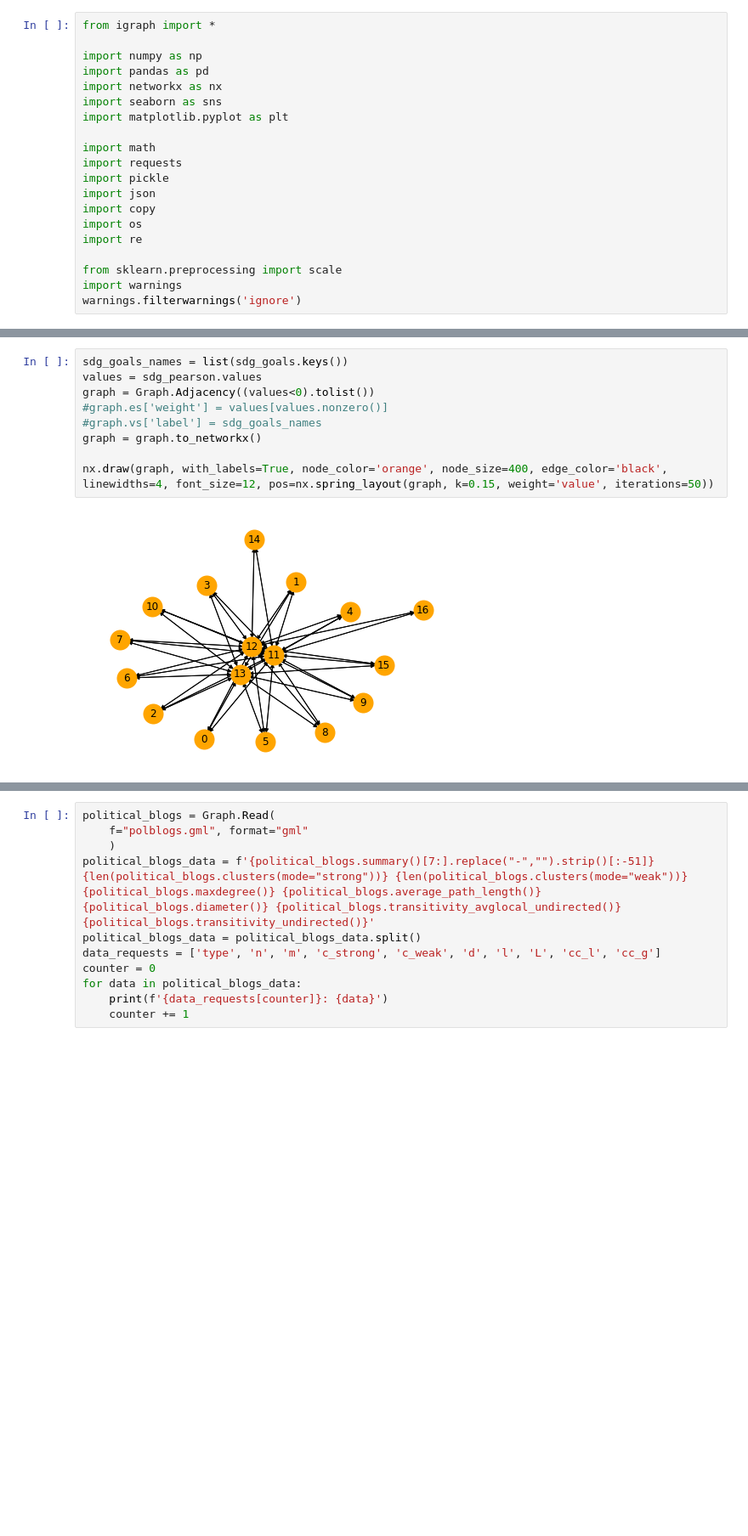
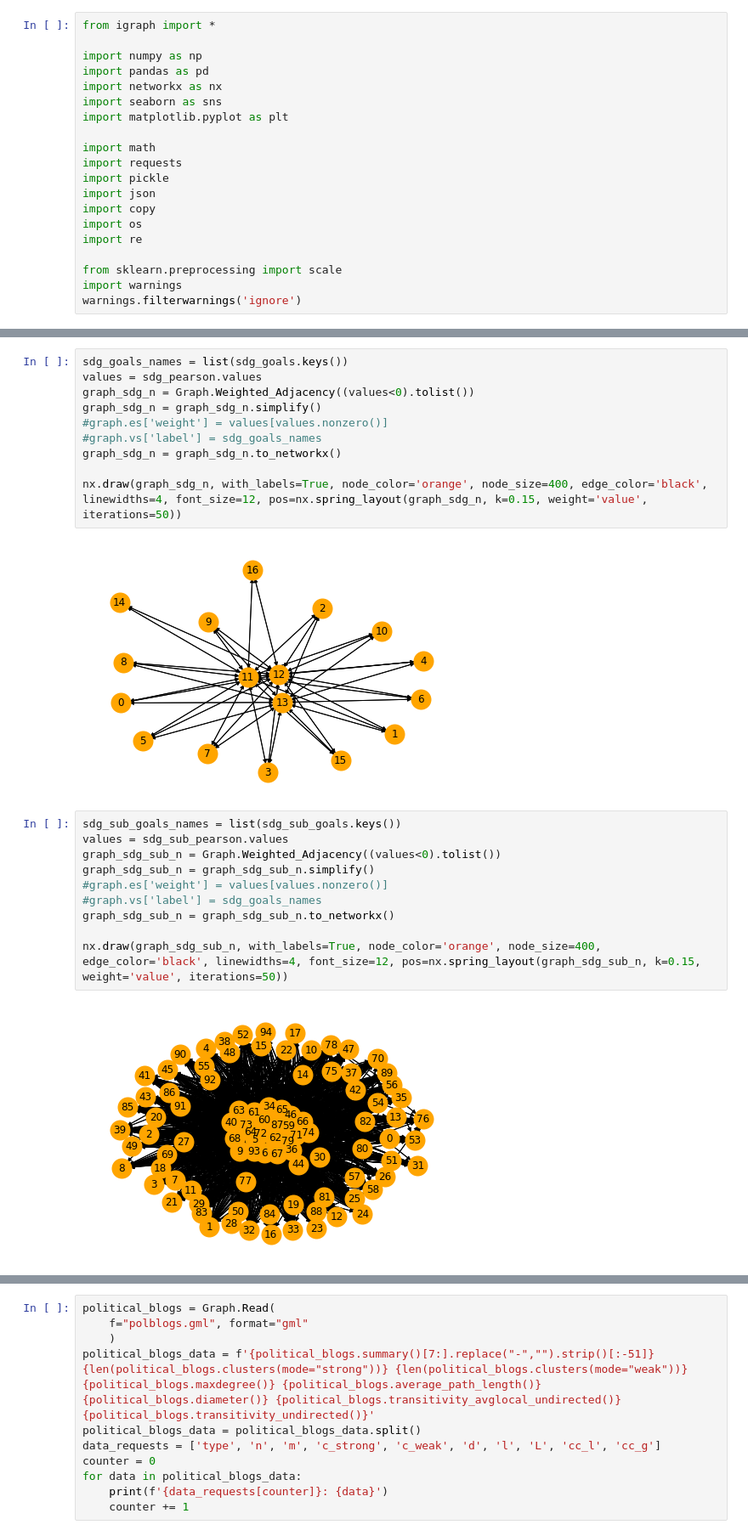
Before and after one commit to ericssimpson/sustainable-development-modeling, a Jupyter notebook: sdg_analysis.ipynb, the cells around one changed output, grey strips where cells are left out. Shown at 85% size. Saved outputs shown, nothing was run; the diff lists cells and outputs as text; blank space fills up the shorter version.

```diff
--- a/sdg_analysis.ipynb
+++ b/sdg_analysis.ipynb
@@ -83,14 +156,27 @@ nx.draw(graph, with_labels=True, node_color='orange', node_size=400, edge_color=
 # %%
 sdg_goals_names = list(sdg_goals.keys())
 values = sdg_pearson.values
-graph = Graph.Adjacency((values<0).tolist())
+graph_sdg_n = Graph.Weighted_Adjacency((values<0).tolist())
+graph_sdg_n = graph_sdg_n.simplify()
 #graph.es['weight'] = values[values.nonzero()]
 #graph.vs['label'] = sdg_goals_names
-graph = graph.to_networkx()
+graph_sdg_n = graph_sdg_n.to_networkx()
 
-nx.draw(graph, with_labels=True, node_color='orange', node_size=400, edge_color='black', linewidths=4, font_size=12, pos=nx.spring_layout(graph, k=0.15, weight='value', iterations=50))
+nx.draw(graph_sdg_n, with_labels=True, node_color='orange', node_size=400, edge_color='black', linewidths=4, font_size=12, pos=nx.spring_layout(graph_sdg_n, k=0.15, weight='value', iterations=50))
 # %% [output]
-[figure, old version]
+[figure, new version]
+# %%
+sdg_sub_goals_names = list(sdg_sub_goals.keys())
+values = sdg_sub_pearson.values
+graph_sdg_sub_n = Graph.Weighted_Adjacency((values<0).tolist())
+graph_sdg_sub_n = graph_sdg_sub_n.simplify()
+#graph.es['weight'] = values[values.nonzero()]
+#graph.vs['label'] = sdg_goals_names
+graph_sdg_sub_n = graph_sdg_sub_n.to_networkx()
+
+nx.draw(graph_sdg_sub_n, with_labels=True, node_color='orange', node_size=400, edge_color='black', linewidths=4, font_size=12, pos=nx.spring_layout(graph_sdg_sub_n, k=0.15, weight='value', iterations=50))
+# %% [output]
+[figure, added]
 # %%
 for target_1 in sdg_goals_names:
     figure, ax = plt.subplots(figsize=(20,10))
```
Also changed, not shown: parts of 15 cells of this notebook.
